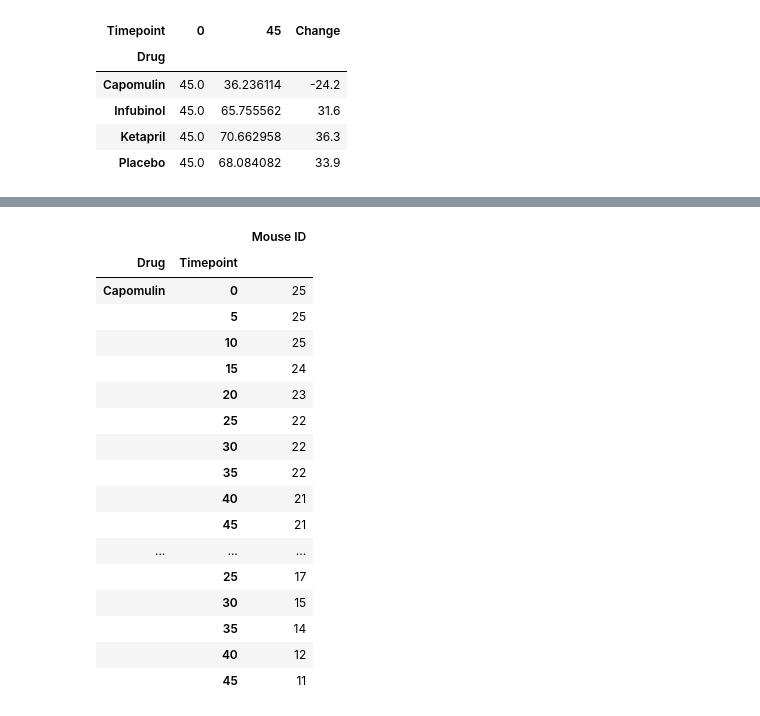
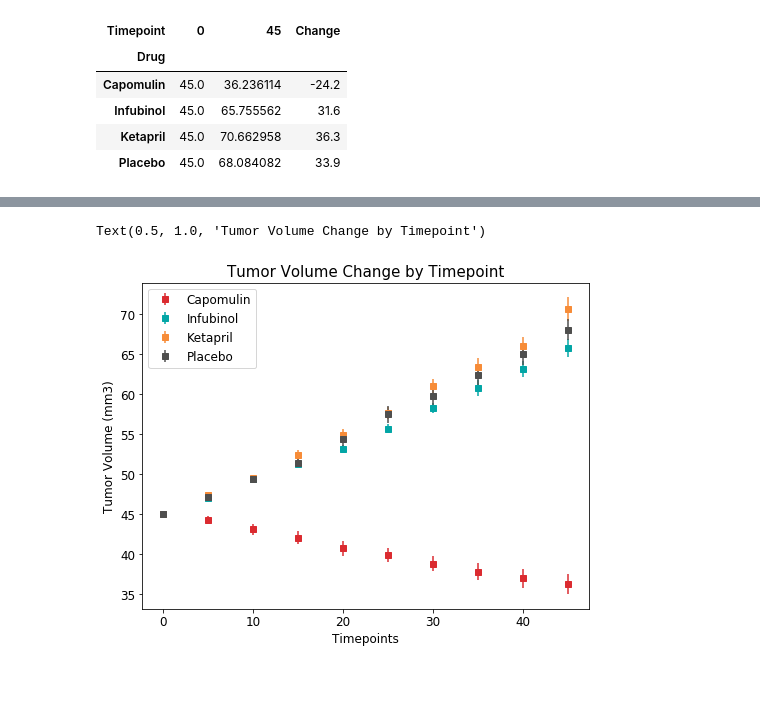
Before and after one commit to bman511/Pymaceuticals, a Jupyter notebook: pymaceuticals.ipynb, the cells around one changed output, grey strips where cells are left out. Cells and saved outputs as stored; diff of their text form; code cells hidden in the pictures; blank space fills up the shorter version.

```diff
--- a/pymaceuticals.ipynb
+++ b/pymaceuticals.ipynb
@@ -203,6 +198,0 @@ Text(0.5, 1.0, 'Tumor Change')
-# %%
-#errorbar(x, y, yerr=None, xerr=None, fmt='', ecolor=None, elinewidth=None, capsize=None, barsabove=False, lolims=False, uplims=False, xlolims=False, xuplims=False, errorevery=1, capthick=None, *, data=None, **kwargs)[source]
-x_vals = unstacked_all.index
-y_vals = unstacked_all['Tumor Volume (mm3)']['mean']['Capomulin']
-errors = unstacked_all['Tumor Volume (mm3)']['sem']['Capomulin']
-plt.errorbar(x_vals,y_vals,yerr=errors,fmt='o')
@@ -290,24 +198,0 @@ unstacked_metSitesdf
-# %%
-#Group by drug and timepoints and count remaining mice to determine survival rate over time
-miceCount_group = subset_df.groupby(['Drug', 'Timepoint'])['Mouse ID'].count()
-miceCount_df = pd.DataFrame(miceCount_group)
-miceCount_df
-# %% [output]
-|  |  | Mouse ID |
-| Drug | Timepoint |  |
-| Capomulin | 0 | 25 |
-|  | 5 | 25 |
-|  | 10 | 25 |
-|  | 15 | 24 |
-|  | 20 | 23 |
-|  | 25 | 22 |
-|  | 30 | 22 |
-|  | 35 | 22 |
-|  | 40 | 21 |
-|  | 45 | 21 |
-| ... | ... | ... |
-|  | 25 | 17 |
-|  | 30 | 15 |
-|  | 35 | 14 |
-|  | 40 | 12 |
-|  | 45 | 11 |
@@ -323,0 +199,21 @@ miceCount_df
+# %%
+#Define function that will take a dataframe column of interest, an x-axis list, and an array of drug names
+#A for loop will iterate through drug list and plot an errorbar scatter chart by selecting the drug from a dataframe
+def printChart(measure_col,x_axis,study_drugs):
+    for drug in study_drugs:
+        curr_index = study_drugs.index(drug)
+        curr_color = drug_colors[curr_index]
+        y_vals = unstacked_all[measure_col]['mean'][drug]
+        errors = unstacked_all[measure_col]['sem'][drug]
+        plt.errorbar(x_axis,y_vals,yerr=errors,fmt='s',color=curr_color)
+    plt.ylabel(measure_col,fontsize=12)
+    plt.xlabel("Timepoints",fontsize=12)
+    plt.legend(study_drugs,fontsize=12)
+    plt.tick_params(axis='both',labelsize=12)
+# %%
+#Print tumor volumes by timepoint for each drug/placebo
+printChart('Tumor Volume (mm3)',timepoints,study_drugs)
+plt.title('Tumor Volume Change by Timepoint',fontsize=15)
+# %% [output]
+Text(0.5, 1.0, 'Tumor Volume Change by Timepoint')
+[figure, added]
```
Also changed, not shown: parts of 20 cells of this notebook.
